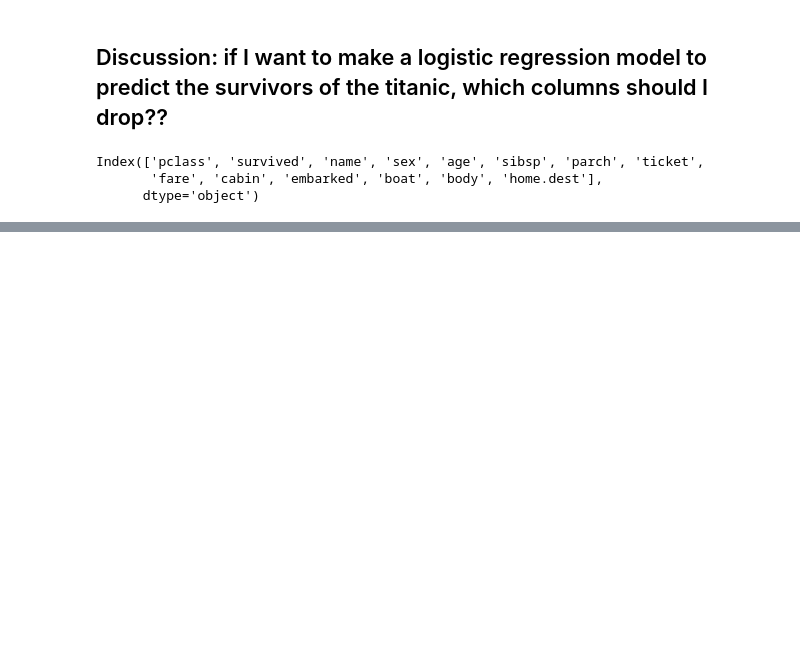
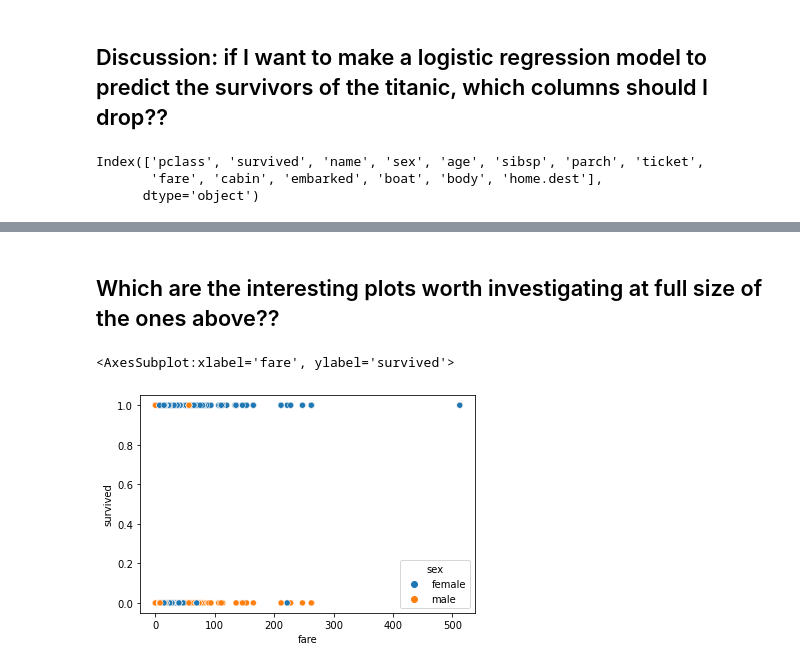
Before and after one commit to Carlene/INTRO-TO-DATA-ANALYSIS, a Jupyter notebook: titanic_simple.ipynb, the cells around one changed output, grey strips where cells are left out. Cells and saved outputs as stored; diff of their text form; code cells hidden in the pictures; blank space fills up the shorter version.

```diff
--- a/titanic_simple.ipynb
+++ b/titanic_simple.ipynb
@@ -68,0 +218,7 @@ Index(['pclass', 'survived', 'name', 'sex', 'age', 'sibsp', 'parch', 'ticket',
+# %% [markdown]
+## Which are the interesting plots worth investigating at full size of the ones above??
+# %%
+sns.scatterplot(x='fare', y='survived', hue='sex', data=df)
+# %% [output]
+<AxesSubplot:xlabel='fare', ylabel='survived'>
+[figure, added]
```
Also changed, not shown: parts of 26 cells of this notebook.
